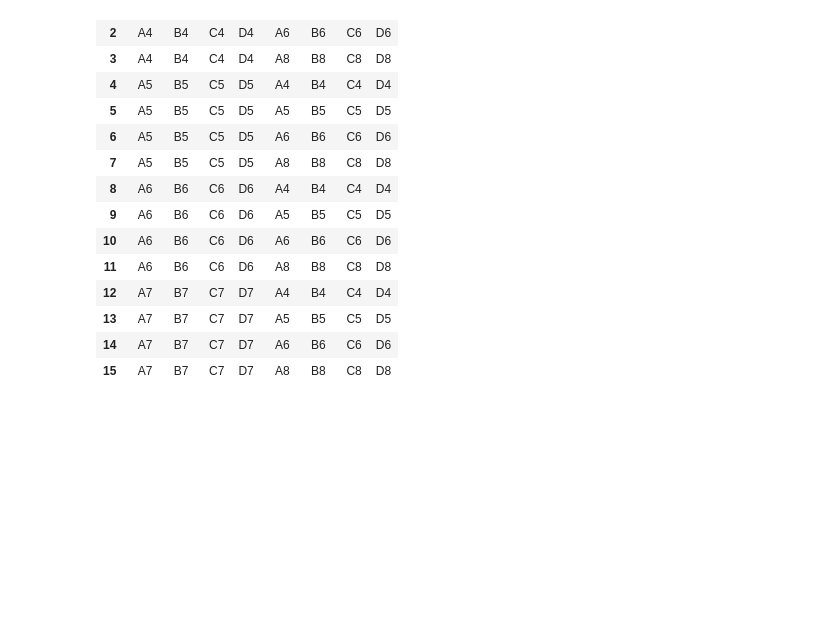
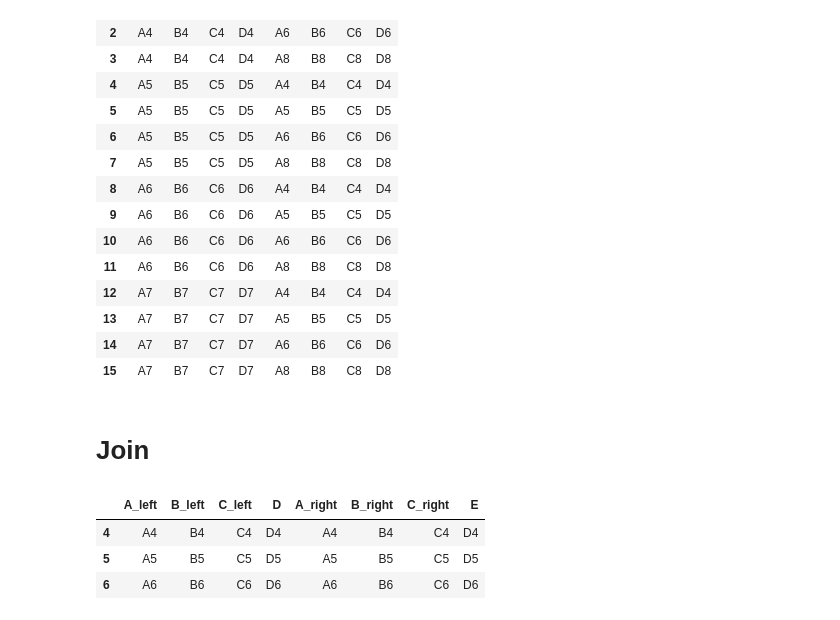
Before and after one commit to parth-github/pandas, a Jupyter notebook: Merge_Join_Concat.ipynb, the cells around one changed output. Drawn from its saved outputs; the diff is of its cells as text; code cells hidden in the pictures; blank space fills up the shorter version.

```diff
--- a/Merge_Join_Concat.ipynb
+++ b/Merge_Join_Concat.ipynb
@@ -211,3 +211,16 @@ pd.merge(left=df2,
 | 13 | A7 | B7 | C7 | D7 | A5 | B5 | C5 | D5 |
 | 14 | A7 | B7 | C7 | D7 | A6 | B6 | C6 | D6 |
 | 15 | A7 | B7 | C7 | D7 | A8 | B8 | C8 | D8 |
+# %% [markdown]
+# Join
+# %%
+#@title Joining
+df2.join(df2_1,
+         lsuffix='_left', rsuffix='_right',
+         how='inner'
+         )
+# %% [output]
+|  | A_left | B_left | C_left | D | A_right | B_right | C_right | E |
+| 4 | A4 | B4 | C4 | D4 | A4 | B4 | C4 | D4 |
+| 5 | A5 | B5 | C5 | D5 | A5 | B5 | C5 | D5 |
+| 6 | A6 | B6 | C6 | D6 | A6 | B6 | C6 | D6 |
```
